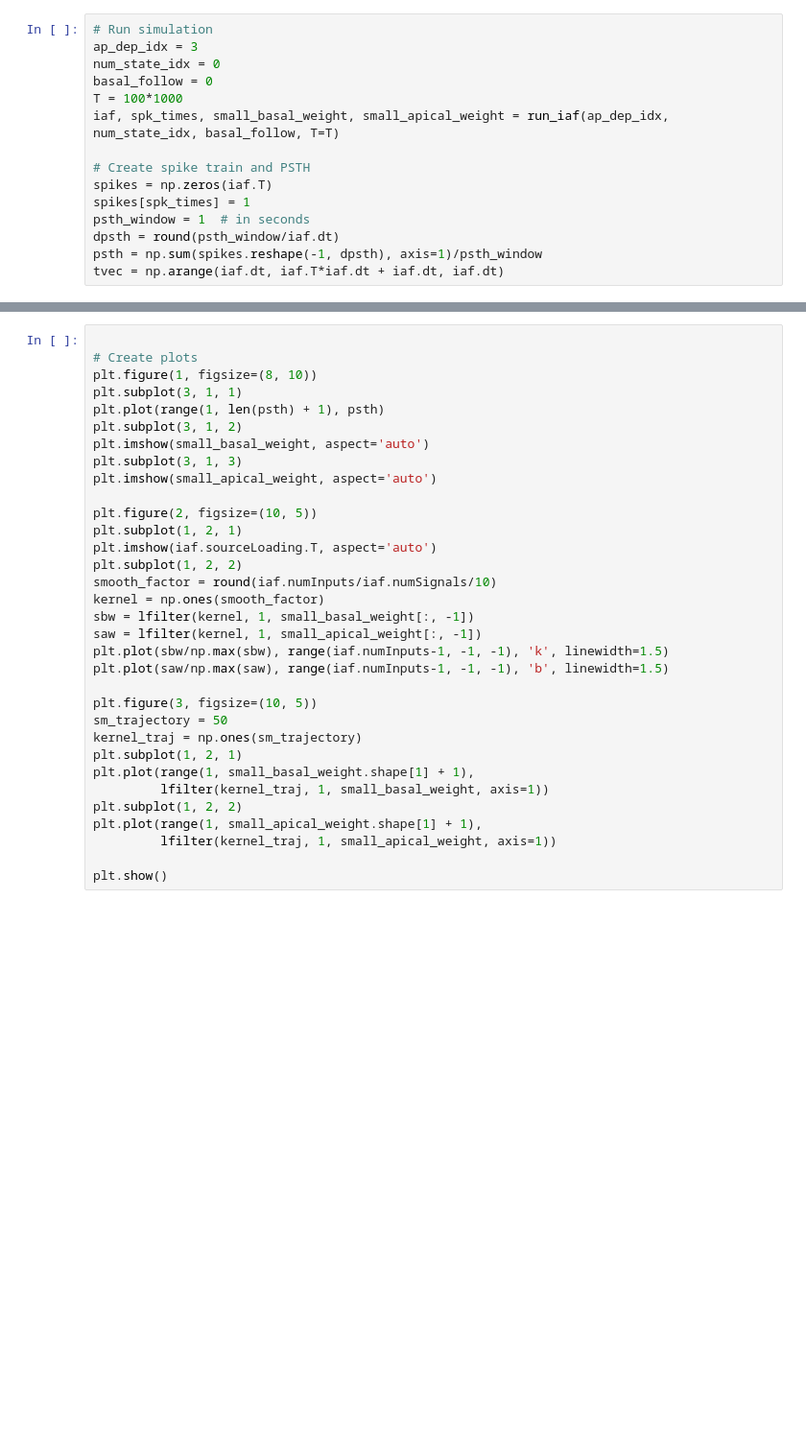
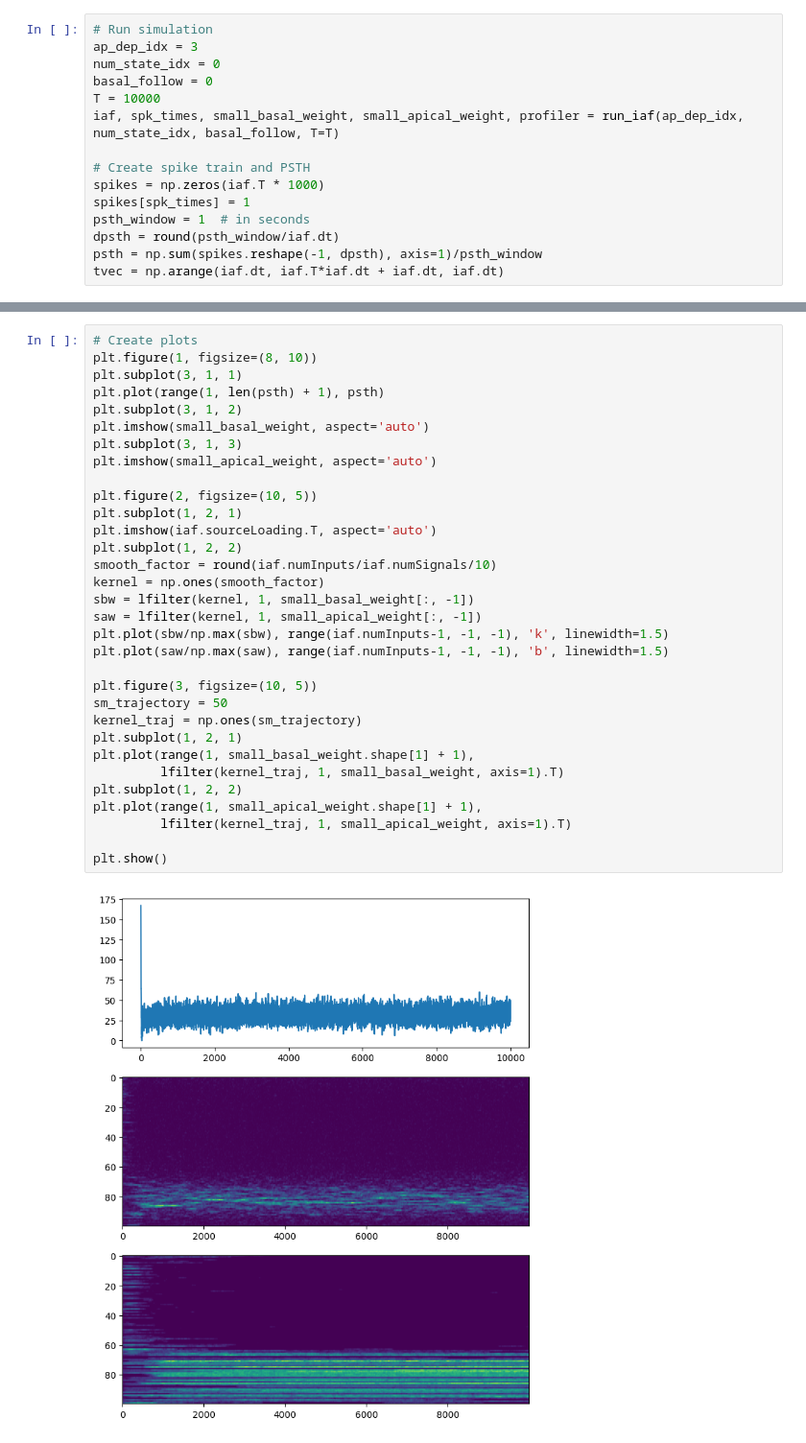
Before and after one commit to landoskape/plasticity-modeling, a Jupyter notebook: test_corrModel1.ipynb, the cells around one changed output, grey strips where cells are left out. Shown at 96% size. Drawn from its saved outputs; the diff is of its cells as text; blank space fills up the shorter version.

```diff
--- a/test_corrModel1.ipynb
+++ b/test_corrModel1.ipynb
@@ -13,11 +24,11 @@ UsageError: Line magic function `%reload` not found.
 ap_dep_idx = 3
 num_state_idx = 0
 basal_follow = 0
-T = 100*1000
-iaf, spk_times, small_basal_weight, small_apical_weight = run_iaf(ap_dep_idx, num_state_idx, basal_follow, T=T)
+T = 10000
+iaf, spk_times, small_basal_weight, small_apical_weight, profiler = run_iaf(ap_dep_idx, num_state_idx, basal_follow, T=T)
 
 # Create spike train and PSTH
-spikes = np.zeros(iaf.T)
+spikes = np.zeros(iaf.T * 1000)
 spikes[spk_times] = 1
 psth_window = 1  # in seconds
 dpsth = round(psth_window/iaf.dt)
@@ -45,33 +37,34 @@ KeyboardInterrupt:
 # %%
-
 # Create plots
 plt.figure(1, figsize=(8, 10))
 plt.subplot(3, 1, 1)
 plt.plot(range(1, len(psth) + 1), psth)
 plt.subplot(3, 1, 2)
 plt.imshow(small_basal_weight, aspect='auto')
 plt.subplot(3, 1, 3)
 plt.imshow(small_apical_weight, aspect='auto')
 
 plt.figure(2, figsize=(10, 5))
 plt.subplot(1, 2, 1)
 plt.imshow(iaf.sourceLoading.T, aspect='auto')
 plt.subplot(1, 2, 2)
 smooth_factor = round(iaf.numInputs/iaf.numSignals/10)
 kernel = np.ones(smooth_factor)
 sbw = lfilter(kernel, 1, small_basal_weight[:, -1])
 saw = lfilter(kernel, 1, small_apical_weight[:, -1])
 plt.plot(sbw/np.max(sbw), range(iaf.numInputs-1, -1, -1), 'k', linewidth=1.5)
 plt.plot(saw/np.max(saw), range(iaf.numInputs-1, -1, -1), 'b', linewidth=1.5)
 
 plt.figure(3, figsize=(10, 5))
 sm_trajectory = 50
 kernel_traj = np.ones(sm_trajectory)
 plt.subplot(1, 2, 1)
 plt.plot(range(1, small_basal_weight.shape[1] + 1),
-         lfilter(kernel_traj, 1, small_basal_weight, axis=1))
+         lfilter(kernel_traj, 1, small_basal_weight, axis=1).T)
 plt.subplot(1, 2, 2)
 plt.plot(range(1, small_apical_weight.shape[1] + 1),
-         lfilter(kernel_traj, 1, small_apical_weight, axis=1))
+         lfilter(kernel_traj, 1, small_apical_weight, axis=1).T)
 
 plt.show()
+# %% [output]
+[figure, added]
```
Also changed, not shown: parts of 4 cells of this notebook, 1 other file.
